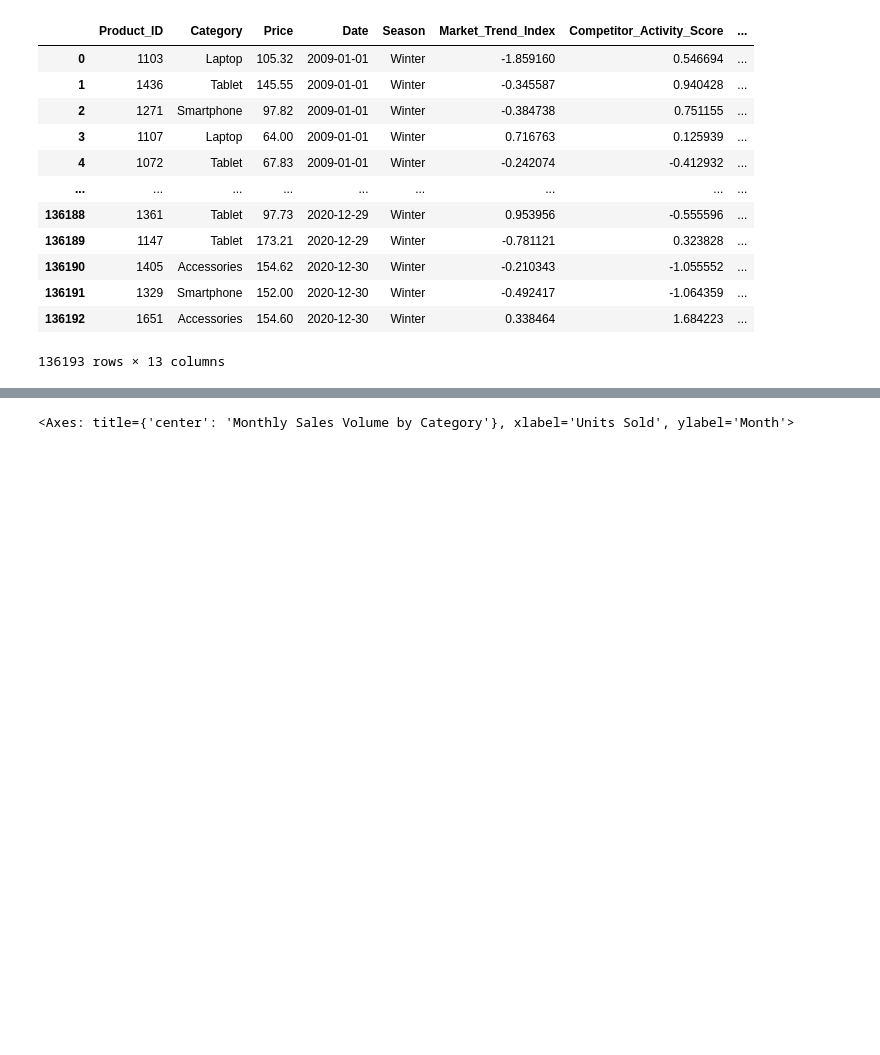
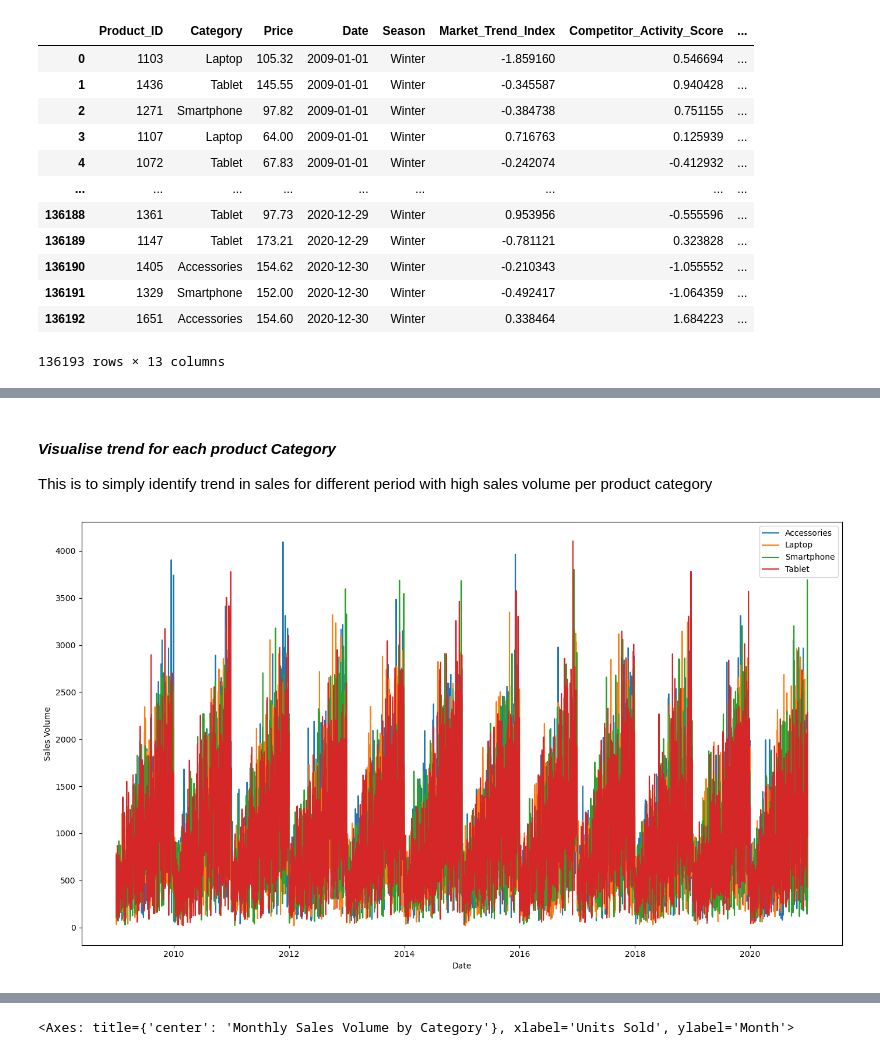
Before and after one commit to abahjohn0411/ElectroTech-Sales-Forecast, a Jupyter notebook: EDA/Analysis.ipynb, the cells around one changed output, grey strips where cells are left out. Cells and saved outputs as stored; diff of their text form; code cells hidden in the pictures; blank space fills up the shorter version.

```diff
--- a/EDA/Analysis.ipynb
+++ b/EDA/Analysis.ipynb
@@ -99,0 +122,16 @@ df
+# %% [markdown]
+#### *Visualise trend for each product Category*
+This is to simply identify trend in sales for different period with high sales volume per product category
+# %%
+plt.figure(figsize=[14, 8])
+for cat in sales_volume_by_cat['Category'].unique().tolist():
+    subset = sales_volume_by_cat[sales_volume_by_cat['Category'] == cat]
+    plt.plot(pd.to_datetime(subset['Date']), subset['Sales_Volume'], label=cat)
+
+plt.xlabel('Date')
+plt.ylabel('Sales Volume')
+plt.legend()
+plt.tight_layout()
+plt.show()
+# %% [output]
+[figure, added]
```
Also changed, not shown: parts of 16 cells of this notebook.
